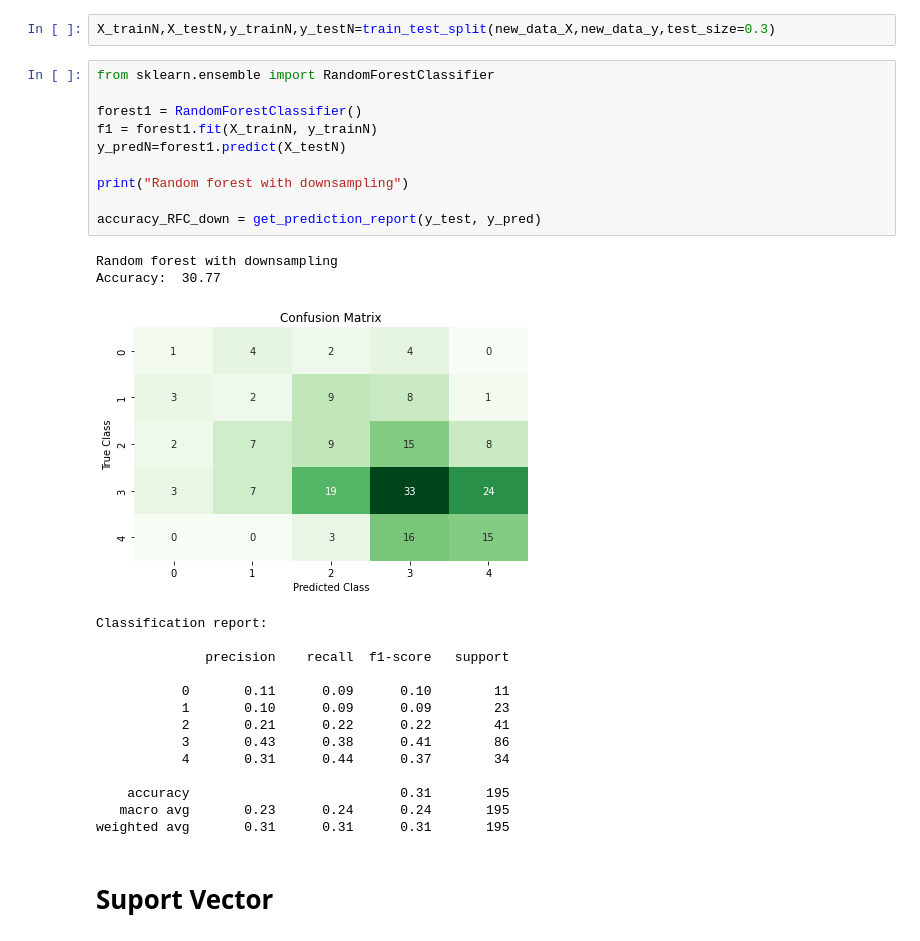
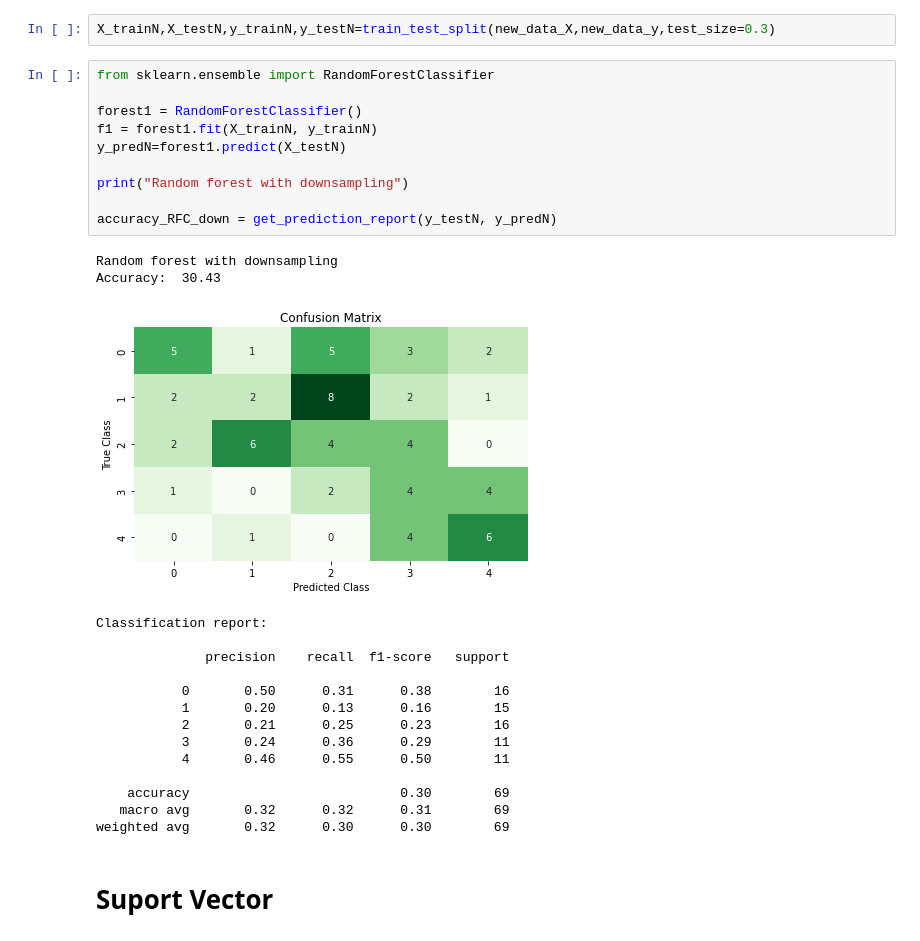
Before and after one commit to ilija447/machine-learning-1, a Jupyter notebook: Masinsko-ucenje-Projekat-I.ipynb, the cells around one changed output. Cells and saved outputs as stored; diff of their text form.

```diff
--- a/Masinsko-ucenje-Projekat-I.ipynb
+++ b/Masinsko-ucenje-Projekat-I.ipynb
@@ -637,30 +632,30 @@ X_trainN,X_testN,y_trainN,y_testN=train_test_split(new_data_X,new_data_y,test_si
 # %%
 from sklearn.ensemble import RandomForestClassifier
 
 forest1 = RandomForestClassifier()
 f1 = forest1.fit(X_trainN, y_trainN)
 y_predN=forest1.predict(X_testN)
 
 print("Random forest with downsampling")
 
-accuracy_RFC_down = get_prediction_report(y_test, y_pred)
+accuracy_RFC_down = get_prediction_report(y_testN, y_predN)
 # %% [output]
 Random forest with downsampling
-Accuracy:  30.77
+Accuracy:  30.43
-[figure, old version]
+[figure, new version]
 Classification report:
 
               precision    recall  f1-score   support
 
-           0       0.11      0.09      0.10        11
-           1       0.10      0.09      0.09        23
-           2       0.21      0.22      0.22        41
-           3       0.43      0.38      0.41        86
-           4       0.31      0.44      0.37        34
+           0       0.50      0.31      0.38        16
+           1       0.20      0.13      0.16        15
+           2       0.21      0.25      0.23        16
+           3       0.24      0.36      0.29        11
+           4       0.46      0.55      0.50        11
 
-    accuracy                           0.31       195
-   macro avg       0.23      0.24      0.24       195
-weighted avg       0.31      0.31      0.31       195
+    accuracy                           0.30        69
+   macro avg       0.32      0.32      0.31        69
+weighted avg       0.32      0.30      0.30        69
 # %% [markdown]
 # Suport Vector
 # %%
```
Also changed, not shown: parts of 23 cells of this notebook.
